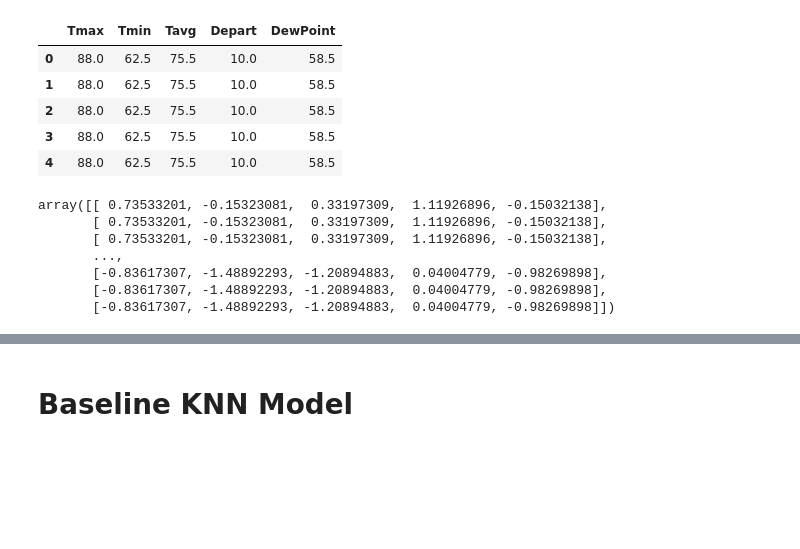
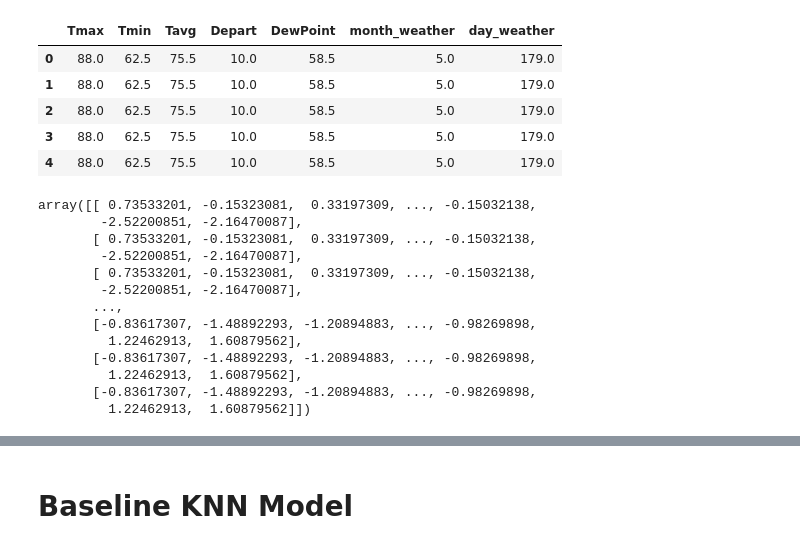
Before and after one commit to cl65610/west_nile, a Jupyter notebook: research/PCA_prep.ipynb, the cells around one changed output, grey strips where cells are left out. Saved outputs shown, nothing was run; the diff lists cells and outputs as text; code cells hidden in the pictures; blank space fills up the shorter version.

```diff
--- a/research/PCA_prep.ipynb
+++ b/research/PCA_prep.ipynb
@@ -47,18 +48,18 @@ df.head()
 # %%
 ## I am listing specifically the weather columns that I want to perform PCA on so I can
 ## make a dataframe of just these columns
-pca_cols = ['Tmax', 'Tmin', 'Tavg', 'Depart', 'DewPoint']
+pca_cols = ['Tmax', 'Tmin', 'Tavg', 'Depart', 'DewPoint', 'month_weather', 'day_weather']
 
 ## creating the dataframe with the specified columns
 pca_prep = df[pca_cols]
 pca_prep.head()
 # %% [output]
-|  | Tmax | Tmin | Tavg | Depart | DewPoint |
-| 0 | 88.0 | 62.5 | 75.5 | 10.0 | 58.5 |
-| 1 | 88.0 | 62.5 | 75.5 | 10.0 | 58.5 |
-| 2 | 88.0 | 62.5 | 75.5 | 10.0 | 58.5 |
-| 3 | 88.0 | 62.5 | 75.5 | 10.0 | 58.5 |
-| 4 | 88.0 | 62.5 | 75.5 | 10.0 | 58.5 |
+|  | Tmax | Tmin | Tavg | Depart | DewPoint | month_weather | day_weather |
+| 0 | 88.0 | 62.5 | 75.5 | 10.0 | 58.5 | 5.0 | 179.0 |
+| 1 | 88.0 | 62.5 | 75.5 | 10.0 | 58.5 | 5.0 | 179.0 |
+| 2 | 88.0 | 62.5 | 75.5 | 10.0 | 58.5 | 5.0 | 179.0 |
+| 3 | 88.0 | 62.5 | 75.5 | 10.0 | 58.5 | 5.0 | 179.0 |
+| 4 | 88.0 | 62.5 | 75.5 | 10.0 | 58.5 | 5.0 | 179.0 |
 # %%
 from sklearn import preprocessing
 
@@ -67,13 +68,19 @@ from sklearn import preprocessing
 Xstand = preprocessing.StandardScaler().fit_transform(pca_prep)
 Xstand
 # %% [output]
-array([[ 0.73533201, -0.15323081,  0.33197309,  1.11926896, -0.15032138],
-       [ 0.73533201, -0.15323081,  0.33197309,  1.11926896, -0.15032138],
-       [ 0.73533201, -0.15323081,  0.33197309,  1.11926896, -0.15032138],
+array([[ 0.73533201, -0.15323081,  0.33197309, ..., -0.15032138,
+        -2.52200851, -2.16470087],
+       [ 0.73533201, -0.15323081,  0.33197309, ..., -0.15032138,
+        -2.52200851, -2.16470087],
+       [ 0.73533201, -0.15323081,  0.33197309, ..., -0.15032138,
+        -2.52200851, -2.16470087],
        ...,
-       [-0.83617307, -1.48892293, -1.20894883,  0.04004779, -0.98269898],
-       [-0.83617307, -1.48892293, -1.20894883,  0.04004779, -0.98269898],
-       [-0.83617307, -1.48892293, -1.20894883,  0.04004779, -0.98269898]])
+       [-0.83617307, -1.48892293, -1.20894883, ..., -0.98269898,
+         1.22462913,  1.60879562],
+       [-0.83617307, -1.48892293, -1.20894883, ..., -0.98269898,
+         1.22462913,  1.60879562],
+       [-0.83617307, -1.48892293, -1.20894883, ..., -0.98269898,
+         1.22462913,  1.60879562]])
 # %%
 ## creating the covariance matrix - this explains the variance between the different
 ## features within our dataframe
```
Also changed, not shown: parts of 16 cells of this notebook, 5 other files.
